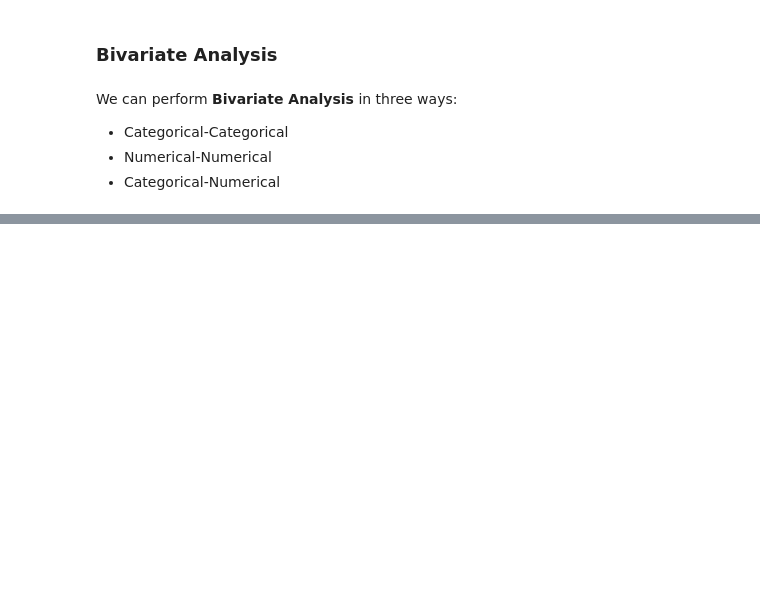
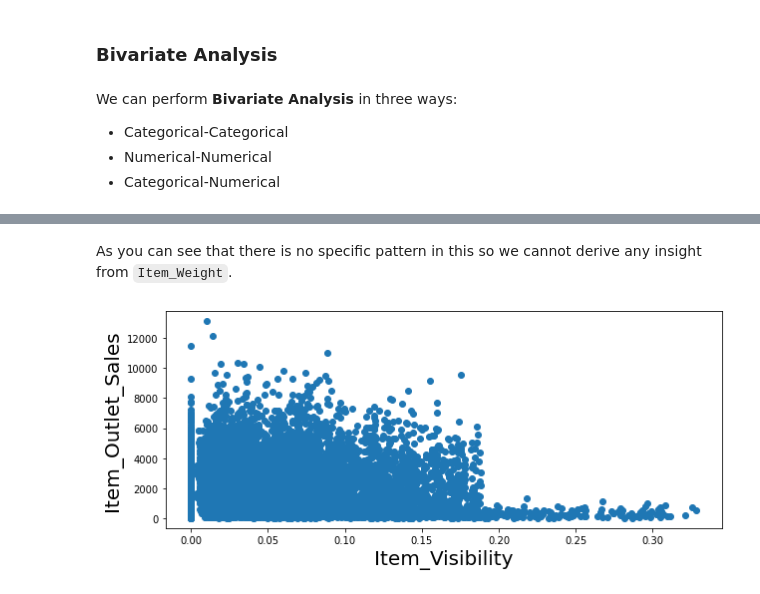
Before and after one commit to RaqeebShaikh12/EDA-BIG-MART-SALES, a Jupyter notebook: EDA_END_TERM_BIG_MART_SALES_(2).ipynb, the cells around one changed output, grey strips where cells are left out. Cells and saved outputs as stored; diff of their text form; code cells hidden in the pictures; blank space fills up the shorter version.

```diff
--- a/EDA_END_TERM_BIG_MART_SALES_(2).ipynb
+++ b/EDA_END_TERM_BIG_MART_SALES_(2).ipynb
@@ -342,0 +358,11 @@ We can perform **Bivariate Analysis** in three ways:
+# %% [markdown]
+As you can see that there is no specific pattern in this so we cannot derive any insight from `Item_Weight`.
+# %%
+# Scatter Plot of Item_Outlet_Sales & Item_Visibility
+plt.figure(figsize=(10,4))
+plt.scatter(x='Item_Visibility',y='Item_Outlet_Sales', data=inp0)
+plt.xlabel('Item_Visibility',fontsize=20)
+plt.ylabel('Item_Outlet_Sales',fontsize=20)
+plt.show()
+# %% [output]
+[figure, added]
```
Also changed, not shown: parts of 21 cells of this notebook.
